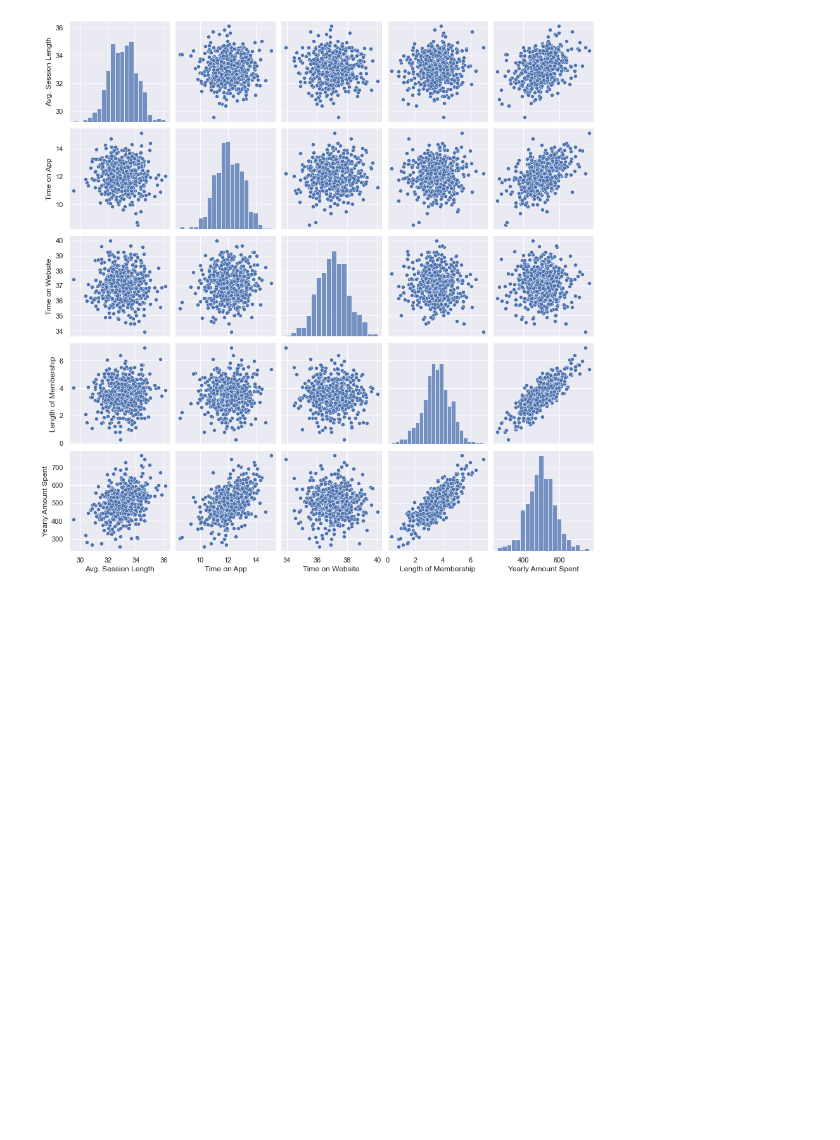
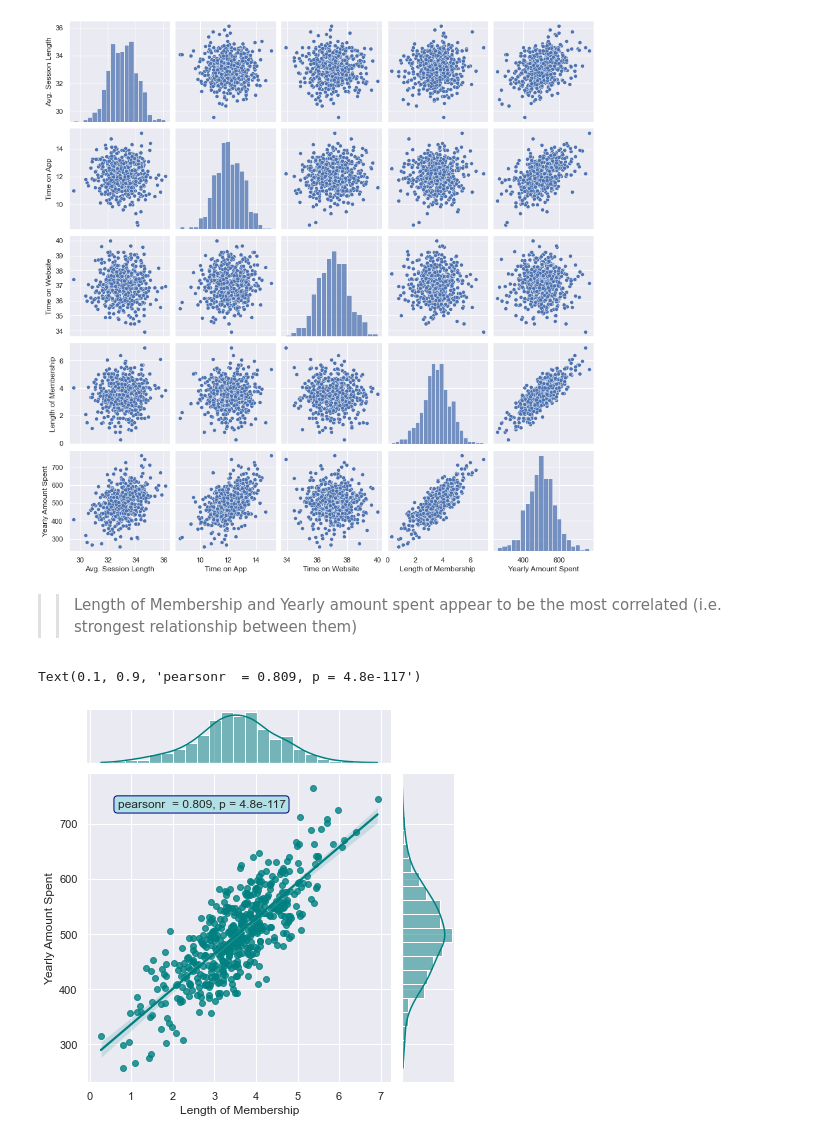
Before and after one commit to kevinprinsloo/My_Machine_Learning_Notebooks, a Jupyter notebook: Linear_Regression/Ecommerce_Linear_Regression_Project.ipynb, the cells around one changed output. Saved outputs shown, nothing was run; the diff lists cells and outputs as text; code cells hidden in the pictures; blank space fills up the shorter version.

```diff
--- a/Linear_Regression/Ecommerce_Linear_Regression_Project.ipynb
+++ b/Linear_Regression/Ecommerce_Linear_Regression_Project.ipynb
@@ -134,3 +135,20 @@ sns.set(style="darkgrid", color_codes=True)
 g = sns.pairplot(customers)
 # %% [output]
 [figure]
+# %% [markdown]
+>> Length of Membership and Yearly amount spent appear to be the most correlated (i.e. strongest relationship between them)
+# %%
+sns.set(style="darkgrid", color_codes=True)
+g = sns.jointplot(x = 'Length of Membership', y = 'Yearly Amount Spent', data = customers, kind='reg', color='teal')
+
+x = customers['Length of Membership']
+y = customers['Yearly Amount Spent']
+
+r, p = stats.pearsonr(x, y)
+g.ax_joint.annotate('pearsonr 'f' = {r:.3f}, p = {p:.1e}',
+                    xy=(0.1, 0.9), xycoords='axes fraction',
+                    ha='left', va='center',
+                    bbox={'boxstyle': 'round', 'fc': 'powderblue', 'ec': 'navy'})
+# %% [output]
+Text(0.1, 0.9, 'pearsonr  = 0.809, p = 4.8e-117')
+[figure, added]
```
Also changed, not shown: parts of 33 cells of this notebook.
